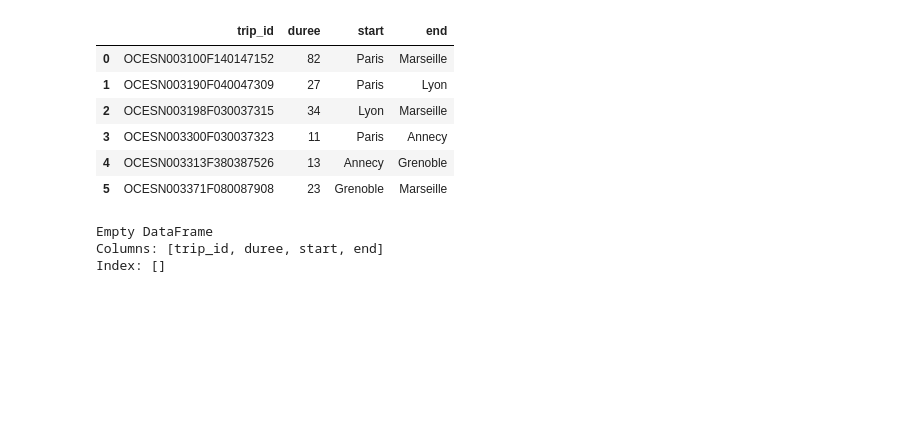
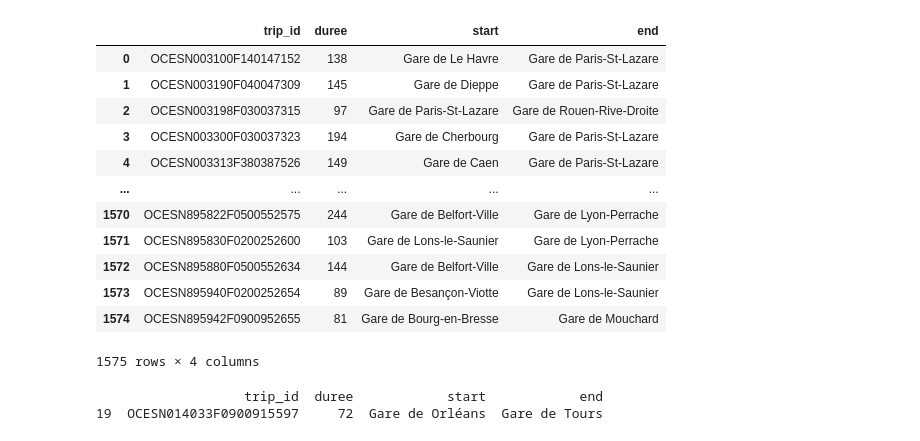
Before and after one commit to Sandra-I/Travel-order-resolver-Epitech, a Jupyter notebook: itinerary.ipynb, the cells around one changed output. Drawn from its saved outputs; the diff is of its cells as text; code cells hidden in the pictures; blank space fills up the shorter version.

```diff
--- a/itinerary.ipynb
+++ b/itinerary.ipynb
@@ -1,40 +1,45 @@
 # %%
 import os
 import numpy as np
 import pandas as pd
 from pprint import pprint
 
 def open_dataset(file_name):
     return pd.read_csv(filepath_or_buffer=file_name, delimiter="\t", encoding="utf-8", header=0)
 
-# itineraries = open_dataset('data_sncf/timetables.csv')
-itineraries = open_dataset('data_sncf/test.csv')
+itineraries = open_dataset('data_sncf/timetables.csv')
+# itineraries = open_dataset('data_sncf/test.csv')
 itineraries = itineraries.sort_values(by=['trip_id', 'trajet', 'duree'], ascending=[True, True, True])
 
 # refacto du dataframe
 trajet_splited = itineraries['trajet'].str.split(' - ')
 
 itineraries['start'] = trajet_splited.str[0]
 itineraries['end'] = trajet_splited.str[1]
 
 itineraries.drop('trajet', axis=1, inplace=True)
 
 itineraries
 # %% [output]
 |  | trip_id | duree | start | end |
-| 0 | OCESN003100F140147152 | 82 | Paris | Marseille |
-| 1 | OCESN003190F040047309 | 27 | Paris | Lyon |
-| 2 | OCESN003198F030037315 | 34 | Lyon | Marseille |
-| 3 | OCESN003300F030037323 | 11 | Paris | Annecy |
-| 4 | OCESN003313F380387526 | 13 | Annecy | Grenoble |
-| 5 | OCESN003371F080087908 | 23 | Grenoble | Marseille |
+| 0 | OCESN003100F140147152 | 138 | Gare de Le Havre | Gare de Paris-St-Lazare |
+| 1 | OCESN003190F040047309 | 145 | Gare de Dieppe | Gare de Paris-St-Lazare |
+| 2 | OCESN003198F030037315 | 97 | Gare de Paris-St-Lazare | Gare de Rouen-Rive-Droite |
+| 3 | OCESN003300F030037323 | 194 | Gare de Cherbourg | Gare de Paris-St-Lazare |
+| 4 | OCESN003313F380387526 | 149 | Gare de Caen | Gare de Paris-St-Lazare |
+| ... | ... | ... | ... | ... |
+| 1570 | OCESN895822F0500552575 | 244 | Gare de Belfort-Ville | Gare de Lyon-Perrache |
+| 1571 | OCESN895830F0200252600 | 103 | Gare de Lons-le-Saunier | Gare de Lyon-Perrache |
+| 1572 | OCESN895880F0500552634 | 144 | Gare de Belfort-Ville | Gare de Lons-le-Saunier |
+| 1573 | OCESN895940F0200252654 | 89 | Gare de Besançon-Viotte | Gare de Lons-le-Saunier |
+| 1574 | OCESN895942F0900952655 | 81 | Gare de Bourg-en-Bresse | Gare de Mouchard |
+1575 rows × 4 columns
 # %%
 findTravel = itineraries.loc[itineraries['trip_id'] == "OCESN014033F0900915597"]
 print(findTravel)
 # %% [output]
-Empty DataFrame
-Columns: [trip_id, duree, start, end]
-Index: []
+                   trip_id  duree            start            end
+19  OCESN014033F0900915597     72  Gare de Orléans  Gare de Tours
 # %%
 locsStart = itineraries['start'].tolist()
 locsEnd = itineraries['end'].tolist()
```
Also changed, not shown: parts of 4 cells of this notebook.
